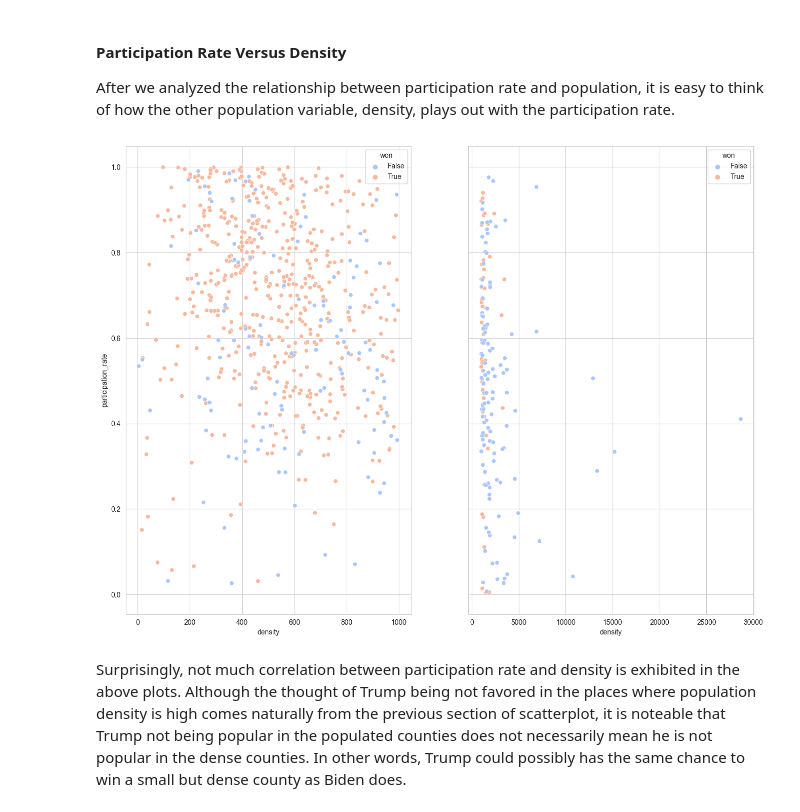
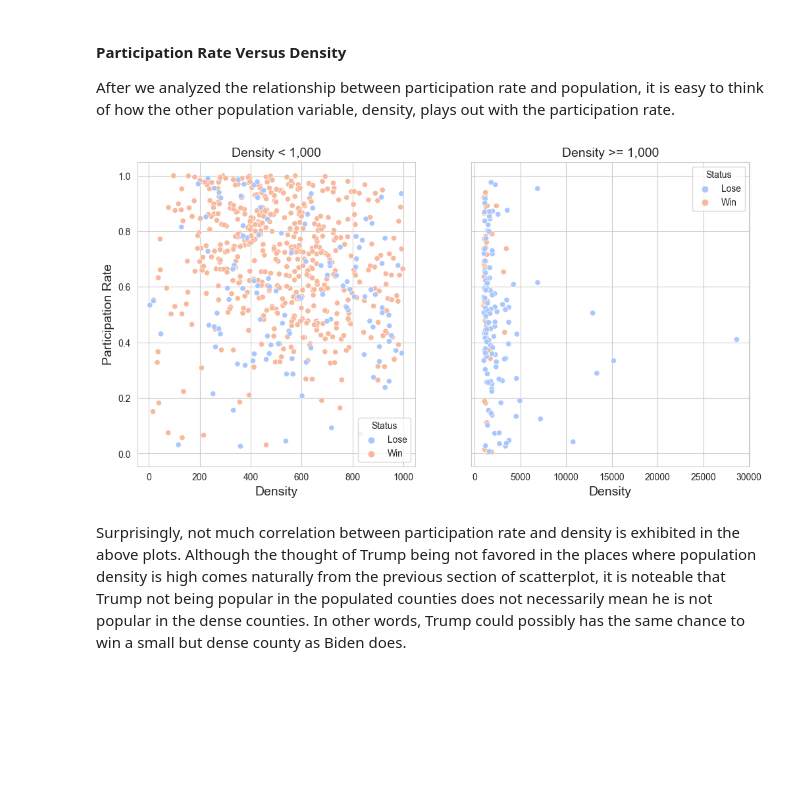
Before and after one commit to AllysonCui/ECO225, a Jupyter notebook: Code/Project 1/Project_1.ipynb, the cells around one changed output. Saved outputs shown, nothing was run; the diff lists cells and outputs as text; code cells hidden in the pictures; blank space fills up the shorter version.

```diff
--- a/Code/Project 1/Project_1.ipynb
+++ b/Code/Project 1/Project_1.ipynb
@@ -392,11 +407,29 @@ df_county_pop4.drop(df_county_pop4[df_county_pop4['population'] < 1000000].index
 
 fig, (ax1, ax2, ax3, ax4) = plt.subplots(1, 4, figsize=(16, 6), sharey=True)
 sns.scatterplot(data=df_county_pop1, x="population", y='participation_rate', hue = "won", palette = "coolwarm", ax = ax1)
-plt.title("pop < 10,000")
+ax1.set_title("Population < 10,000", fontsize=14)
+ax1.set_xlabel("Population", fontsize=12)
 sns.scatterplot(data=df_county_pop2, x="population", y='participation_rate', hue = "won", palette = "coolwarm", ax = ax2)
-plt.title("10,000 < pop < 100,000")
+ax2.set_title("10,000 <= Population < 100,000", fontsize=14)
+ax2.set_xlabel("Population", fontsize=12)
 sns.scatterplot(data=df_county_pop3, x="population", y='participation_rate', hue = "won", palette = "coolwarm", ax = ax3)
-plt.title("100,000 < pop < 1,000,000")
+ax3.set_title("100,000 <= Population < 1,000,000", fontsize=14)
+ax3.set_xlabel("Population", fontsize=12)
 sns.scatterplot(data=df_county_pop4, x="population", y='participation_rate', hue = "won", palette = "coolwarm", ax = ax4)
+ax4.set_title("Population >= 1,000,000", fontsize=14)
+ax4.set_xlabel("Population", fontsize=12)
+
+ax1.set_ylabel("Participation Rate", fontsize=14)
+
+axes = [ax1, ax2, ax3, ax4]
+for j in range(len(axes)):
+    legend_labels = axes[j].get_legend().get_texts()
+    for i, label in enumerate(legend_labels):
+        if i == 0:
+            label.set_text("Lose")
+        if i == 1:
+            label.set_text("Win")
+    axes[j].get_legend().set_title("Status")
+
 plt.show()
 # %% [output]
@@ -409,15 +442,31 @@ After we analyzed the relationship between participation rate and population, it
 # %%
 df_county_density1 = df_county_pop.copy()
 df_county_density1.drop(df_county_density1[df_county_density1['density'] >= 1000].index, inplace = True)
 df_county_density2 = df_county_pop.copy()
 df_county_density2.drop(df_county_density2[df_county_density2['density'] < 1000].index, inplace = True)
 
-fig, (ax1, ax2) = plt.subplots(1, 2, figsize=(16, 12), sharey=True)
+fig, (ax1, ax2) = plt.subplots(1, 2, figsize=(12, 6), sharey=True)
 sns.scatterplot(data=df_county_density1, x="density", y='participation_rate', hue = "won", palette = "coolwarm", ax = ax1)
 sns.scatterplot(data=df_county_density2, x="density", y='participation_rate', hue = "won", palette = "coolwarm", ax = ax2)
+ax1.set_ylabel("Participation Rate", fontsize=14)
+ax1.set_title("Density < 1,000", fontsize=14)
+ax2.set_title("Density >= 1,000", fontsize=14)
+ax1.set_xlabel("Density", fontsize=14)
+ax2.set_xlabel("Density", fontsize=14)
+
+axes = [ax1, ax2, ax3, ax4]
+for j in range(len(axes)):
+    legend_labels = axes[j].get_legend().get_texts()
+    for i, label in enumerate(legend_labels):
+        if i == 0:
+            label.set_text("Lose")
+        if i == 1:
+            label.set_text("Win")
+    axes[j].get_legend().set_title("Status")
+
 plt.show()
 # %% [output]
-[figure, old version]
+[figure, new version]
 # %% [markdown]
 Surprisingly, not much correlation between participation rate and density is exhibited in the above plots. Although the thought of Trump being not favored in the places where population density is high comes naturally from the previous section of scatterplot, it is noteable that Trump not being popular in the populated counties does not necessarily mean he is not popular in the dense counties. In other words, Trump could possibly has the same chance to win a small but dense county as Biden does.
 # %% [markdown]
```
Also changed, not shown: parts of 24 cells of this notebook, 1 other file.
